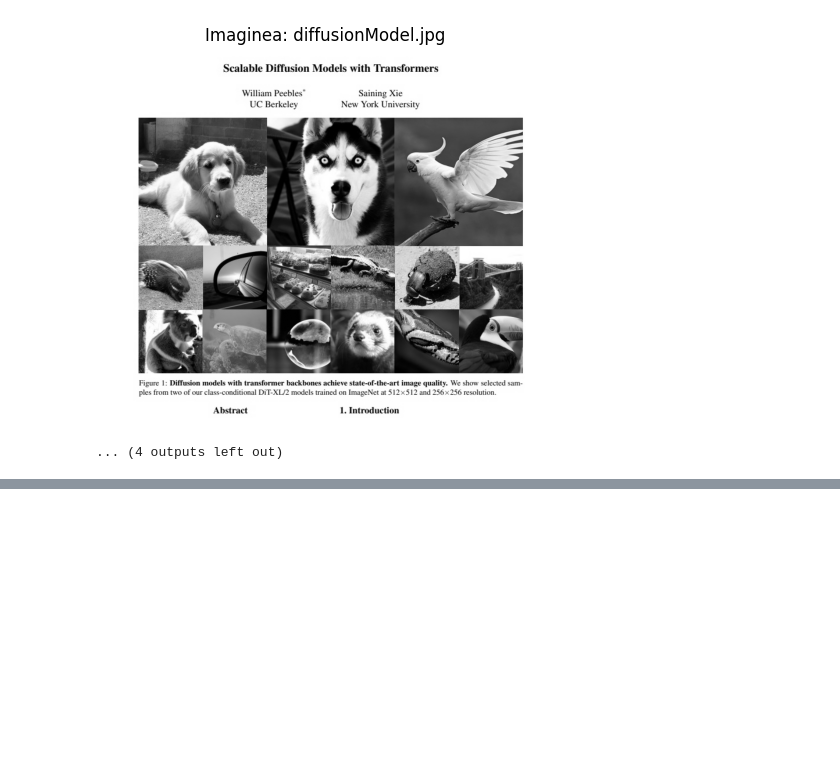
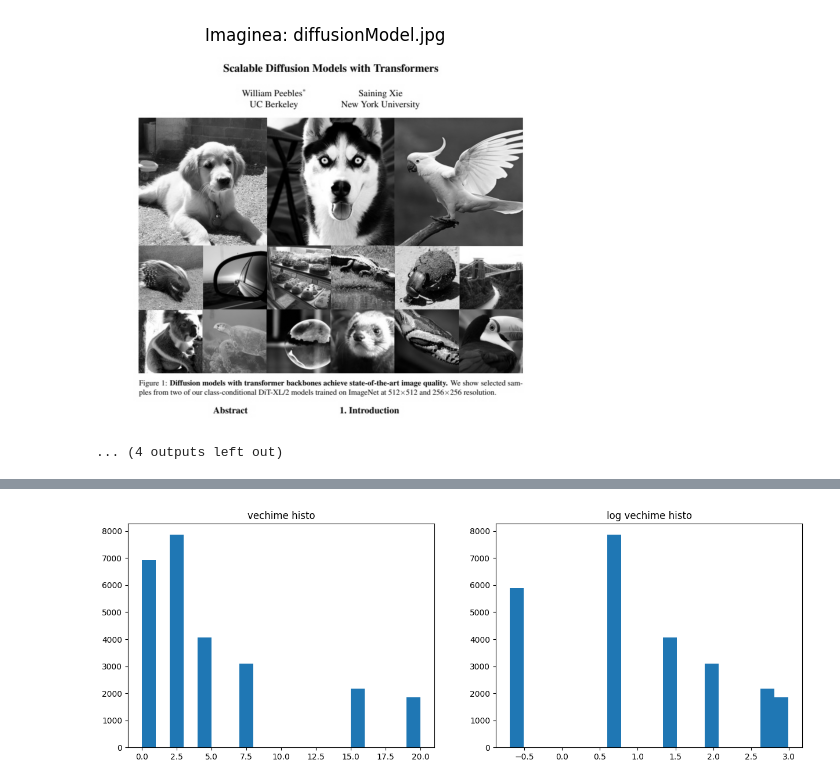
Before and after one commit to D3moSSS/AI, a Jupyter notebook: Lab2.1.ipynb, the cells around one changed output, grey strips where cells are left out. Saved outputs shown, nothing was run; the diff lists cells and outputs as text; code cells hidden in the pictures; blank space fills up the shorter version.

```diff
--- a/Lab2.1.ipynb
+++ b/Lab2.1.ipynb
@@ -588,3 +462,16 @@ Sinonimele acestui cuvânt sunt:
 [nltk_data]   Package punkt is already up-to-date!
 [nltk_data] Downloading package wordnet to /root/nltk_data...
 [nltk_data]   Package wordnet is already up-to-date!
+# %%
+import numpy as np
+
+vechimeLog = [np.log(p) if p > 0 else np.nan for p in data_cleaned['vechime_ani'] ]
+
+fig, (ax1, ax2) = plt.subplots(1, 2, figsize=(15,5))
+ax1.hist(data_cleaned['vechime_ani'], 20)
+ax1.set_title('vechime histo')
+ax2.hist(vechimeLog, 20)
+ax2.set_title('log vechime histo')
+plt.show()
+# %% [output]
+[figure, added]
```
Also changed, not shown: parts of 5 cells of this notebook.
